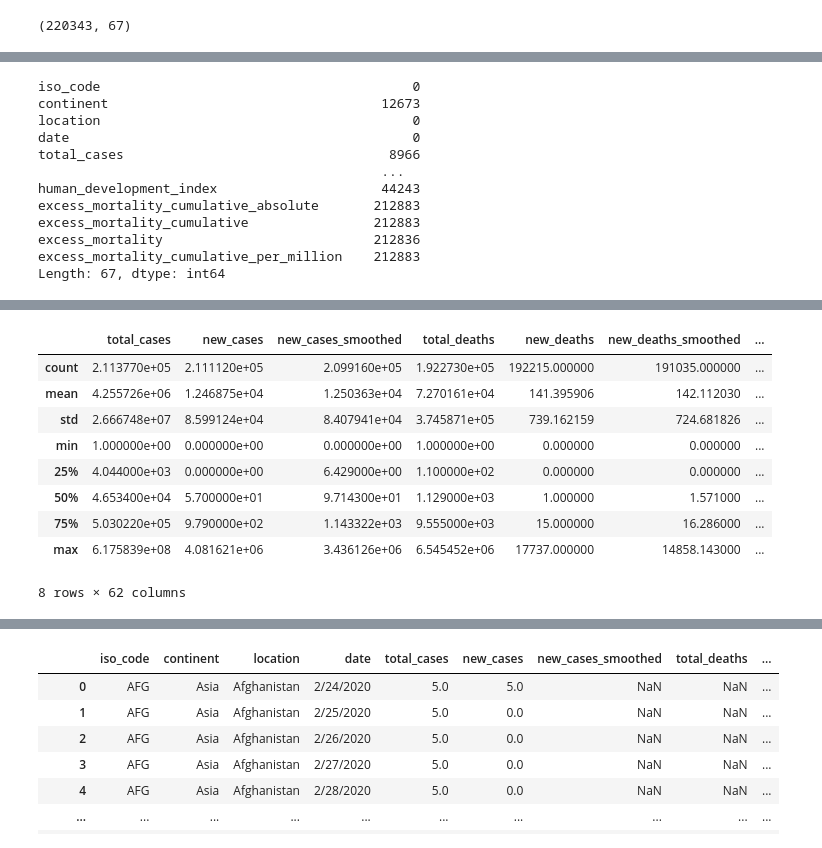
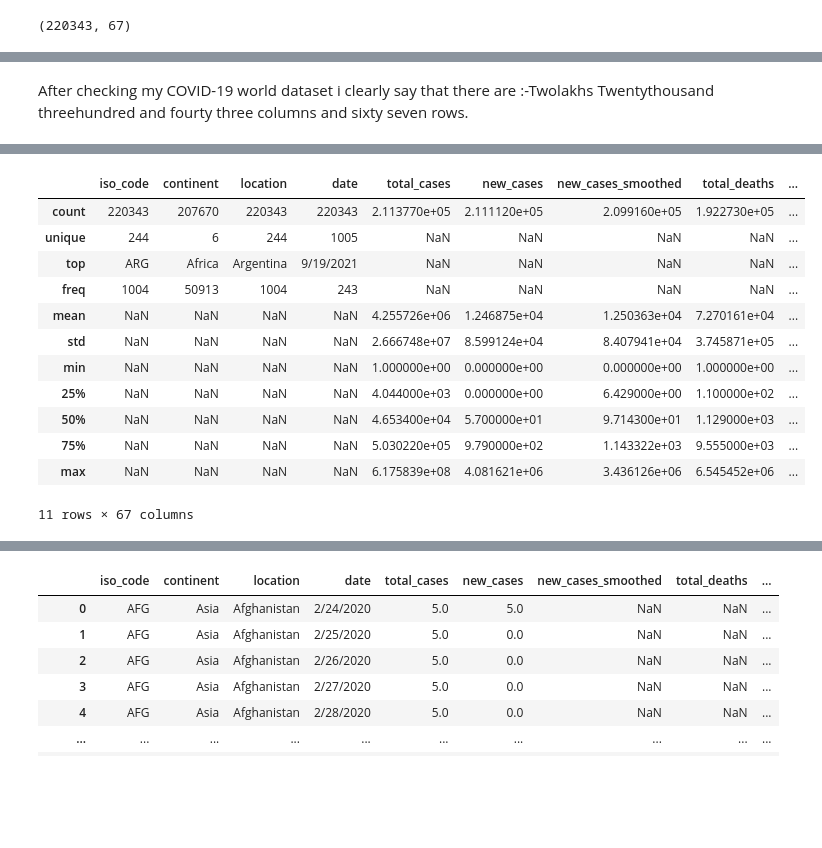
Before and after one commit to Vendikattu/COVID-19-world-data, a Jupyter notebook: COVID.ipynb, the cells around one changed output, grey strips where cells are left out. Cells and saved outputs as stored; diff of their text form; code cells hidden in the pictures; blank space fills up the shorter version.

```diff
--- a/COVID.ipynb
+++ b/COVID.ipynb
@@ -76,18 +138,7 @@ data.isnull()
-# %%
-data.isnull().sum()
-# %% [output]
-iso_code                                        0
-continent                                   12673
-location                                        0
-date                                            0
-total_cases                                  8966
-                                            ...
-human_development_index                     44243
-excess_mortality_cumulative_absolute       212883
-excess_mortality_cumulative                212883
-excess_mortality                           212836
-excess_mortality_cumulative_per_million    212883
-Length: 67, dtype: int64
+# %% [markdown]
+After checking my COVID-19 world dataset i clearly say that
+there are  :-Twolakhs Twentythousand threehundred and fourty three columns
+           and sixty seven rows.
 # %%
 data.info()
 # %% [output]
@@ -109,15 +160,18 @@ Data columns (total 67 columns):
 dtypes: float64(62), object(5)
 memory usage: 112.6+ MB
 # %%
-data.describe()
+data.describe(include = 'all')
 # %% [output]
-|  | total_cases | new_cases | new_cases_smoothed | total_deaths | new_deaths | new_deaths_smoothed | ... |
-| count | 2.113770e+05 | 2.111120e+05 | 2.099160e+05 | 1.922730e+05 | 192215.000000 | 191035.000000 | ... |
-| mean | 4.255726e+06 | 1.246875e+04 | 1.250363e+04 | 7.270161e+04 | 141.395906 | 142.112030 | ... |
-| std | 2.666748e+07 | 8.599124e+04 | 8.407941e+04 | 3.745871e+05 | 739.162159 | 724.681826 | ... |
-| min | 1.000000e+00 | 0.000000e+00 | 0.000000e+00 | 1.000000e+00 | 0.000000 | 0.000000 | ... |
-| 25% | 4.044000e+03 | 0.000000e+00 | 6.429000e+00 | 1.100000e+02 | 0.000000 | 0.000000 | ... |
-| 50% | 4.653400e+04 | 5.700000e+01 | 9.714300e+01 | 1.129000e+03 | 1.000000 | 1.571000 | ... |
-| 75% | 5.030220e+05 | 9.790000e+02 | 1.143322e+03 | 9.555000e+03 | 15.000000 | 16.286000 | ... |
-| max | 6.175839e+08 | 4.081621e+06 | 3.436126e+06 | 6.545452e+06 | 17737.000000 | 14858.143000 | ... |
+|  | iso_code | continent | location | date | total_cases | new_cases | new_cases_smoothed | total_deaths | ... |
+| count | 220343 | 207670 | 220343 | 220343 | 2.113770e+05 | 2.111120e+05 | 2.099160e+05 | 1.922730e+05 | ... |
+| unique | 244 | 6 | 244 | 1005 | NaN | NaN | NaN | NaN | ... |
+| top | ARG | Africa | Argentina | 9/19/2021 | NaN | NaN | NaN | NaN | ... |
+| freq | 1004 | 50913 | 1004 | 243 | NaN | NaN | NaN | NaN | ... |
+| mean | NaN | NaN | NaN | NaN | 4.255726e+06 | 1.246875e+04 | 1.250363e+04 | 7.270161e+04 | ... |
+| std | NaN | NaN | NaN | NaN | 2.666748e+07 | 8.599124e+04 | 8.407941e+04 | 3.745871e+05 | ... |
+| min | NaN | NaN | NaN | NaN | 1.000000e+00 | 0.000000e+00 | 0.000000e+00 | 1.000000e+00 | ... |
+| 25% | NaN | NaN | NaN | NaN | 4.044000e+03 | 0.000000e+00 | 6.429000e+00 | 1.100000e+02 | ... |
+| 50% | NaN | NaN | NaN | NaN | 4.653400e+04 | 5.700000e+01 | 9.714300e+01 | 1.129000e+03 | ... |
+| 75% | NaN | NaN | NaN | NaN | 5.030220e+05 | 9.790000e+02 | 1.143322e+03 | 9.555000e+03 | ... |
+| max | NaN | NaN | NaN | NaN | 6.175839e+08 | 4.081621e+06 | 3.436126e+06 | 6.545452e+06 | ... |
-8 rows × 62 columns
+11 rows × 67 columns
```
Also changed, not shown: parts of 140 cells of this notebook.
